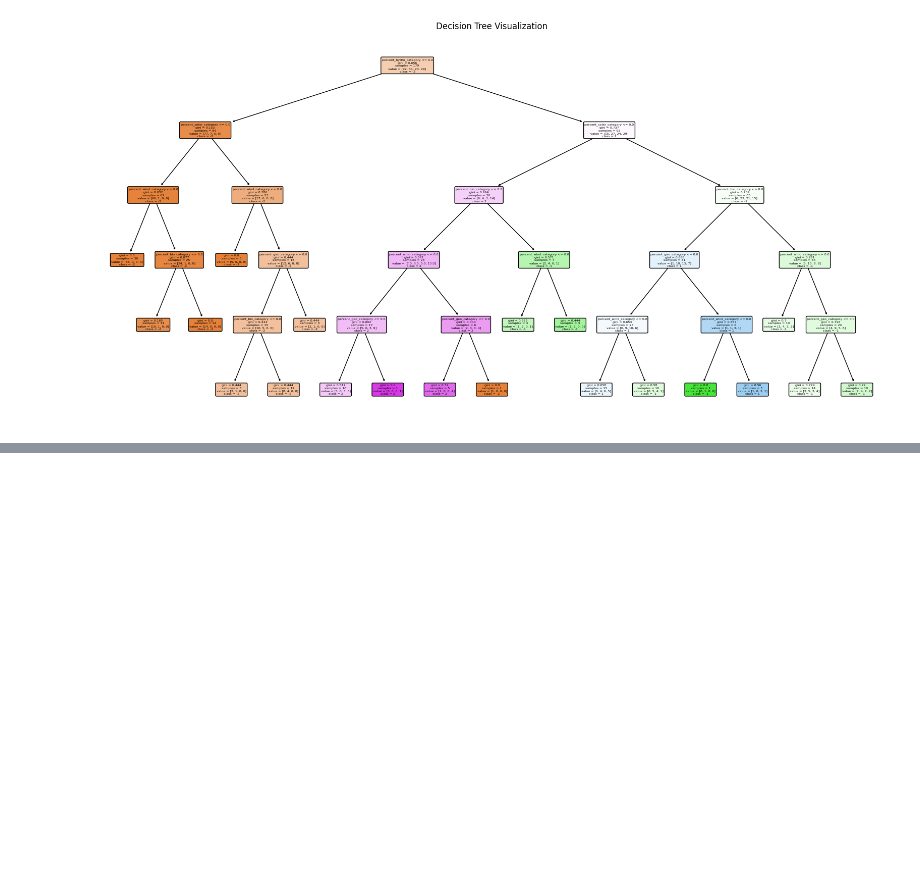
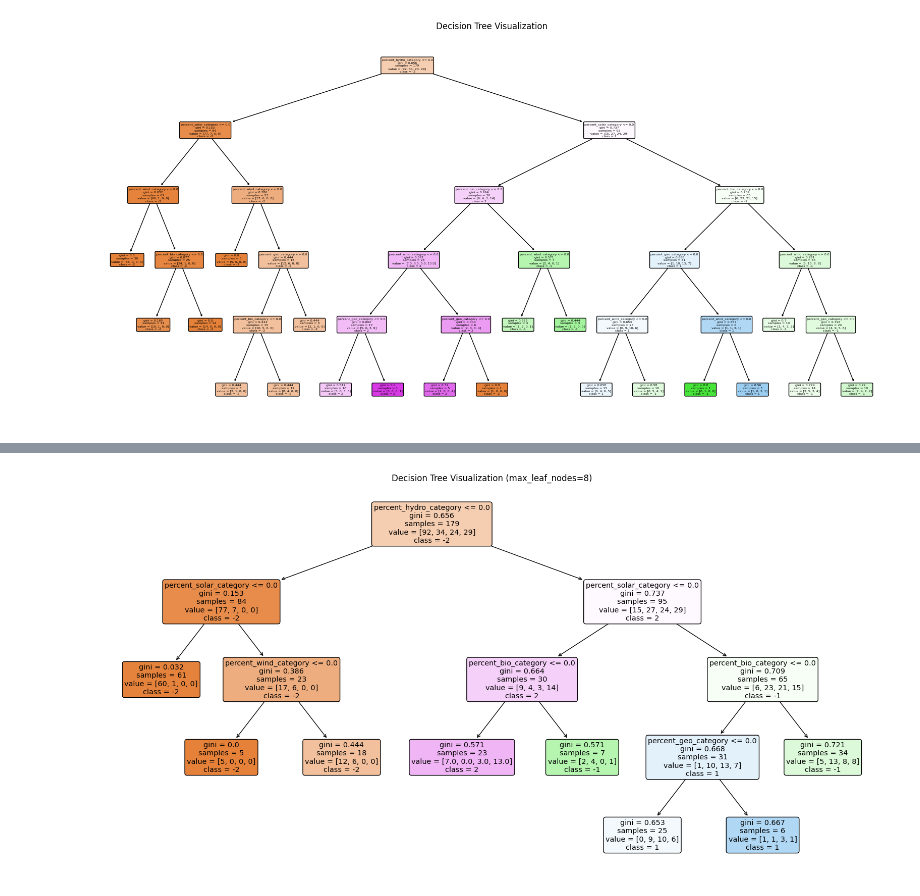
Before and after one commit to ManishV18/Renewify, a Jupyter notebook: Renewify.ipynb, the cells around one changed output, grey strips where cells are left out. Saved outputs shown, nothing was run; the diff lists cells and outputs as text; code cells hidden in the pictures; blank space fills up the shorter version.

```diff
--- a/Renewify.ipynb
+++ b/Renewify.ipynb
@@ -1141,0 +1171,13 @@ plt.show()
+# %%
+# Version 3: max_leaf_nodes = 8
+decision_tree_v3 = DecisionTreeClassifier(max_leaf_nodes=8, random_state=42)
+decision_tree_v3.fit(X_train, y_train)
+
+from sklearn.tree import plot_tree
+# Plot the Decision Tree
+plt.figure(figsize=(20,10))
+plot_tree(decision_tree_v3, filled=True, feature_names=X.columns, class_names=['-2' ,'-1','1' , '2'], rounded=True)
+plt.title("Decision Tree Visualization (max_leaf_nodes=8)")
+plt.show()
+# %% [output]
+[figure, added]
```
Also changed, not shown: parts of 4 cells of this notebook.
